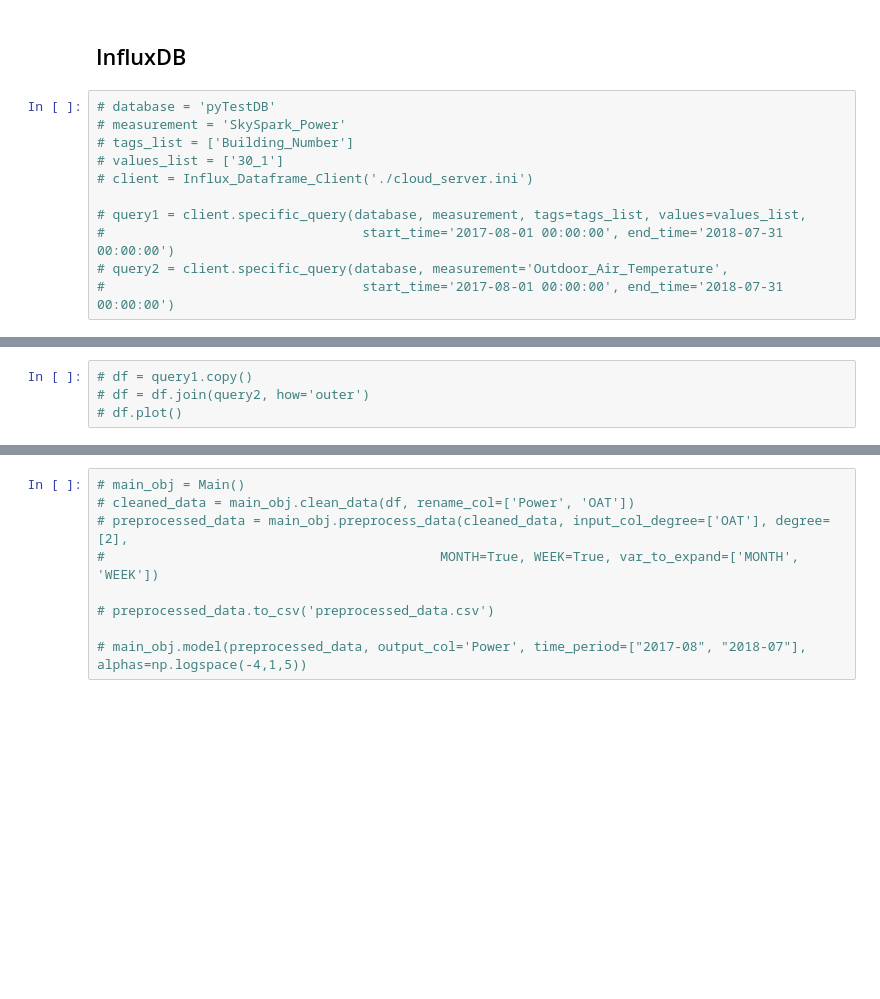
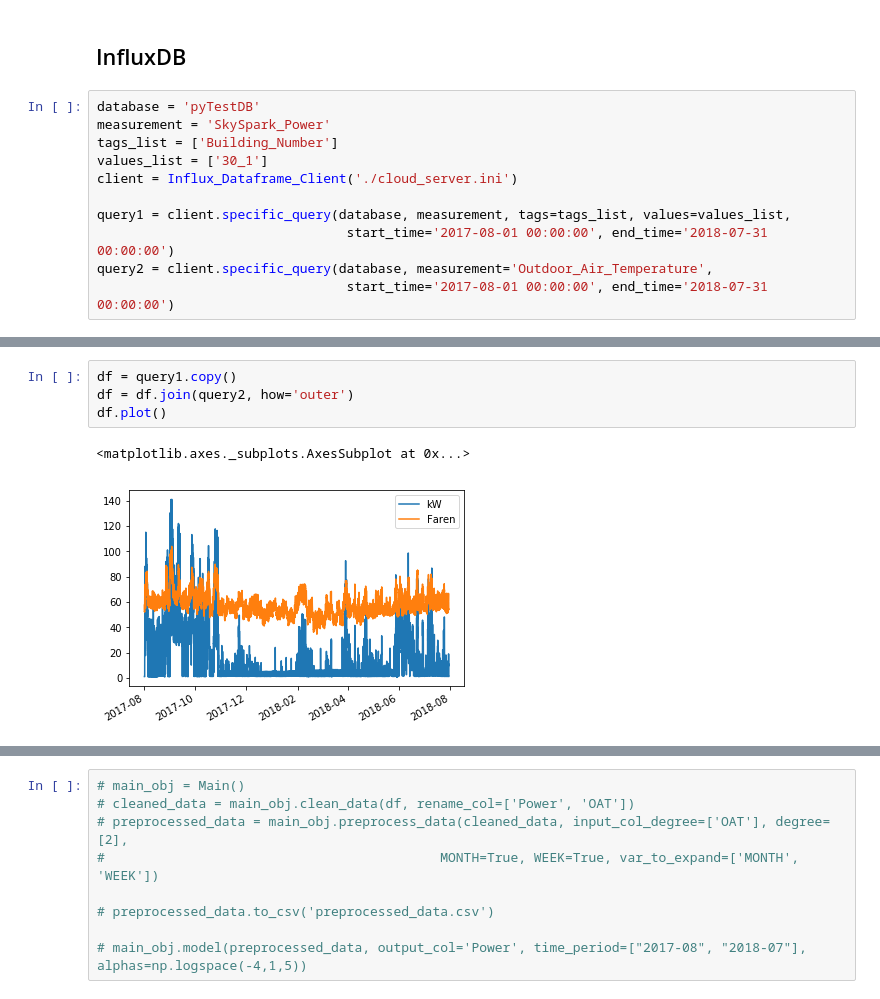
Before and after one commit to marcopritoni/BuildingEnergyAnalytics, a Jupyter notebook: BuildingEnergyAnalytics/Main.ipynb, the cells around one changed output, grey strips where cells are left out. Drawn from its saved outputs; the diff is of its cells as text; blank space fills up the shorter version.

```diff
--- a/BuildingEnergyAnalytics/Main.ipynb
+++ b/BuildingEnergyAnalytics/Main.ipynb
@@ -39,13 +40,13 @@ main_obj.write_json()
 # %% [markdown]
 ## InfluxDB
 # %%
-# database = 'pyTestDB'
-# measurement = 'SkySpark_Power'
-# tags_list = ['Building_Number']
-# values_list = ['30_1']
-# client = Influx_Dataframe_Client('./cloud_server.ini')
+database = 'pyTestDB'
+measurement = 'SkySpark_Power'
+tags_list = ['Building_Number']
+values_list = ['30_1']
+client = Influx_Dataframe_Client('./cloud_server.ini')
 
-# query1 = client.specific_query(database, measurement, tags=tags_list, values=values_list,
-#                                 start_time='2017-08-01 00:00:00', end_time='2018-07-31 00:00:00')
-# query2 = client.specific_query(database, measurement='Outdoor_Air_Temperature',
-#                                 start_time='2017-08-01 00:00:00', end_time='2018-07-31 00:00:00')
+query1 = client.specific_query(database, measurement, tags=tags_list, values=values_list,
+                                start_time='2017-08-01 00:00:00', end_time='2018-07-31 00:00:00')
+query2 = client.specific_query(database, measurement='Outdoor_Air_Temperature',
+                                start_time='2017-08-01 00:00:00', end_time='2018-07-31 00:00:00')
@@ -52,4 +56,7 @@ main_obj.write_json()
 # %%
-# df = query1.copy()
-# df = df.join(query2, how='outer')
-# df.plot()
+df = query1.copy()
+df = df.join(query2, how='outer')
+df.plot()
+# %% [output]
+<matplotlib.axes._subplots.AxesSubplot at 0x...>
+[figure, added]
```
Also changed, not shown: parts of 4 cells of this notebook, 4 other files.
